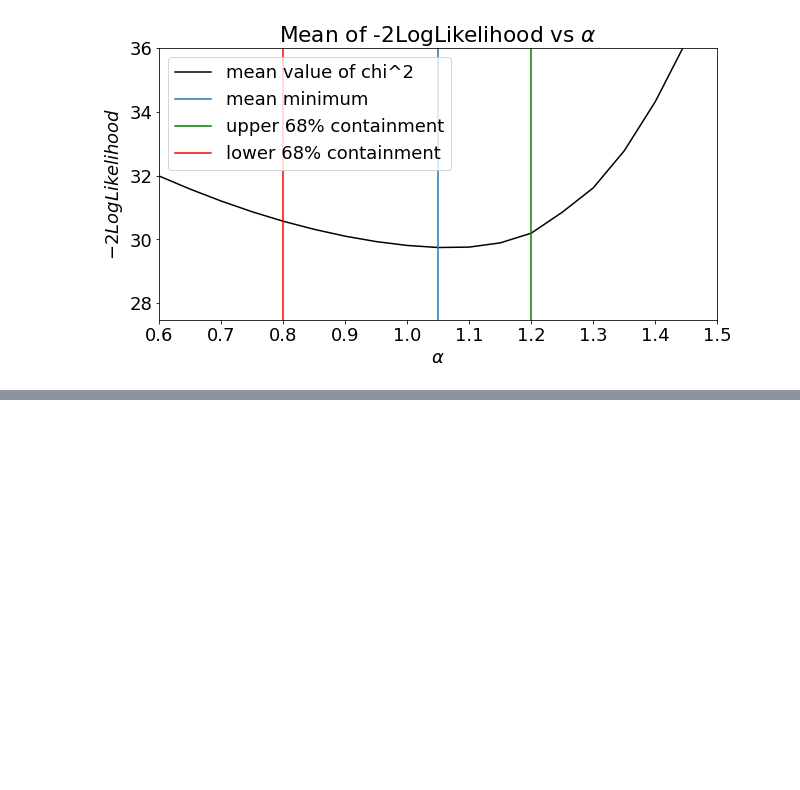
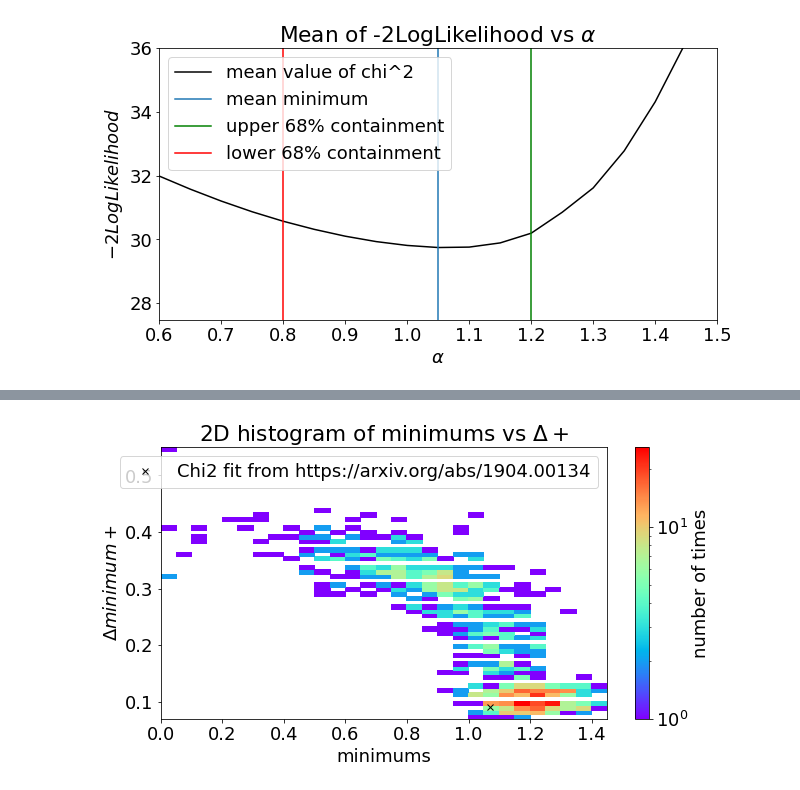
Before and after one commit to R-Grau/EBLpy, a Jupyter notebook: EBL_fit_MC_viewer.ipynb, the cells around one changed output, grey strips where cells are left out. Saved outputs shown, nothing was run; the diff lists cells and outputs as text; code cells hidden in the pictures; blank space fills up the shorter version.

```diff
--- a/EBL_fit_MC_viewer.ipynb
+++ b/EBL_fit_MC_viewer.ipynb
@@ -719,0 +786,12 @@ plt.show()
+# %%
+fig, ax = plt.subplots()
+h = ax.hist2d(minimums, deltaps, bins=[int(np.round((np.min(minimums)+np.max(minimums))/step)), int(np.round((np.min(deltaps)+np.max(deltaps))/0.01))], norm = colors.LogNorm(), cmap = "rainbow", label="histogram of minimums and delta+")
+ax.set_xlabel('minimums')
+plt.plot(1.07, 0.09, 'x', label= "Chi2 fit from https://arxiv.org/abs/1904.00134", color = 'black')
+ax.set_ylabel(r'$\Delta minimum +$')
+ax.legend()
+fig.colorbar(h[3], ax=ax, label="number of times")
+ax.set_title(r"2D histogram of minimums vs $\Delta +$")
+plt.show()
+# %% [output]
+[figure, added]
```
Also changed, not shown: parts of 14 cells of this notebook.
